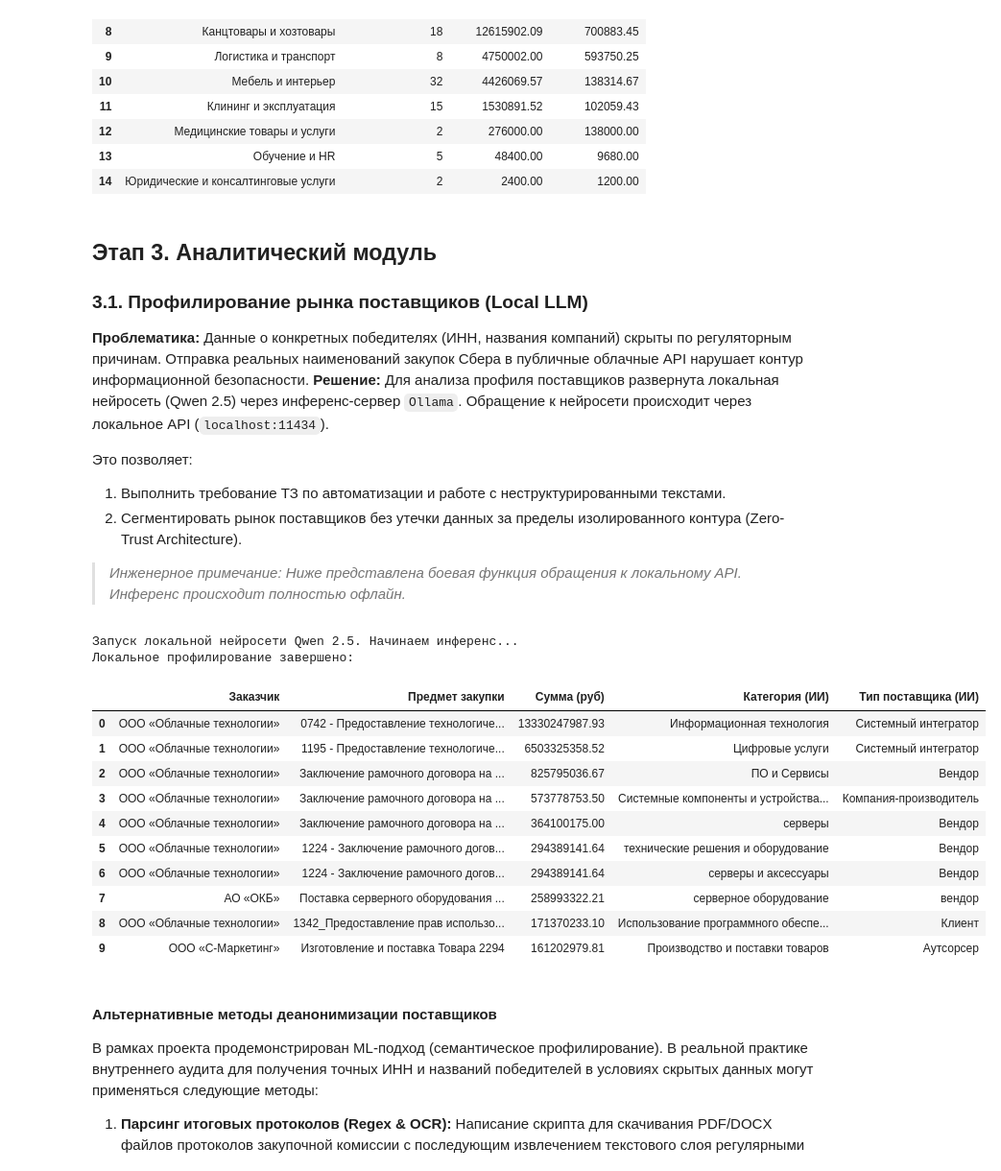
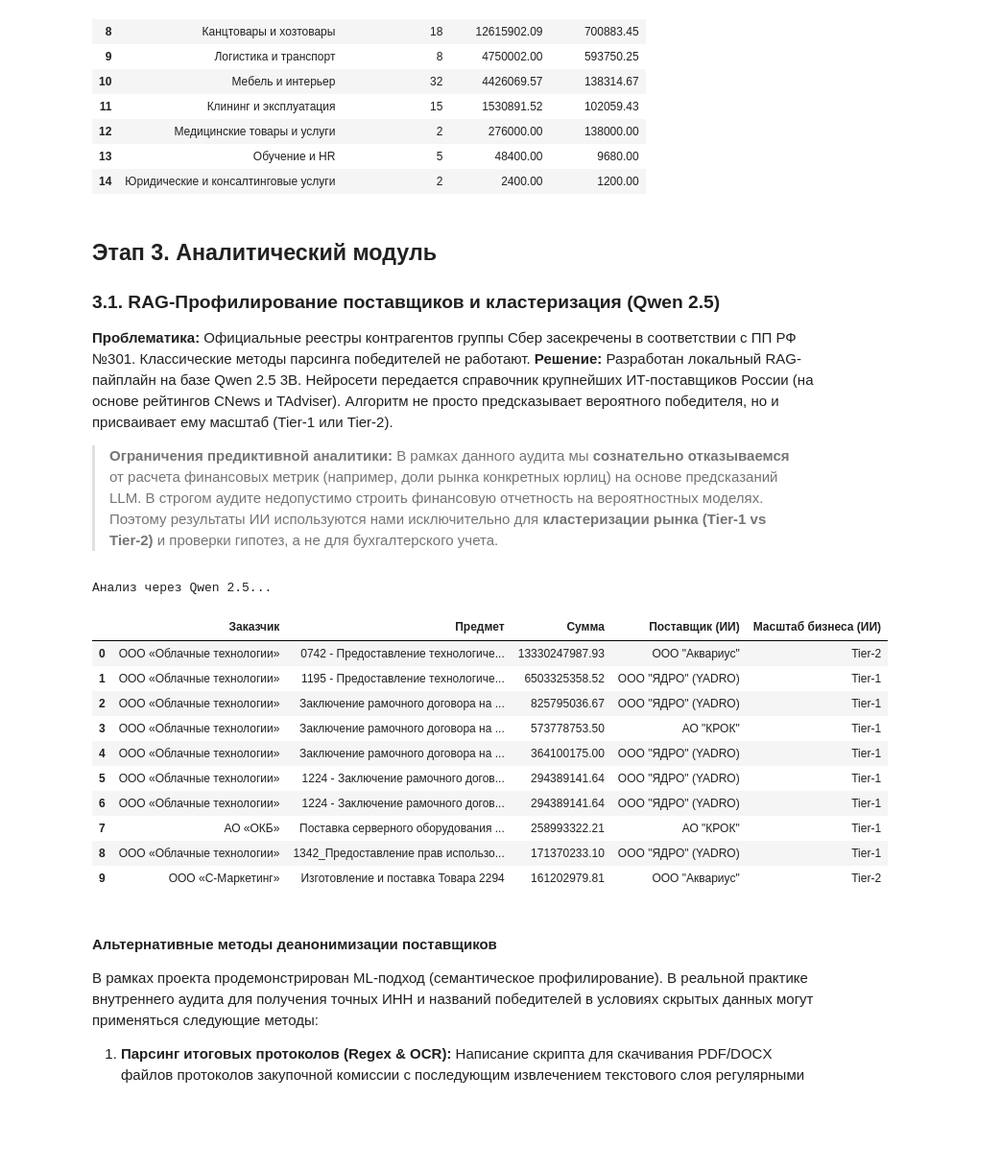
Before and after one commit to zxffg/sber_procurement_audit, a Jupyter notebook: notebooks/procurement_audit.ipynb, the cells around one changed output. Shown at 96% size. Cells and saved outputs as stored; diff of their text form; code cells hidden in the pictures; blank space fills up the shorter version.

```diff
--- a/notebooks/procurement_audit.ipynb
+++ b/notebooks/procurement_audit.ipynb
@@ -271,14 +270,11 @@ display(pd.read_sql_query(q5, conn))
 # %% [markdown]
 ## Этап 3. Аналитический модуль
 
-### 3.1. Профилирование рынка поставщиков (Local LLM)
+### 3.1. RAG-Профилирование поставщиков и кластеризация (Qwen 2.5)
 
-**Проблематика:** Данные о конкретных победителях (ИНН, названия компаний) скрыты по регуляторным причинам. Отправка реальных наименований закупок Сбера в публичные облачные API нарушает контур информационной безопасности.
-**Решение:** Для анализа профиля поставщиков развернута локальная нейросеть (Qwen 2.5) через инференс-сервер `Ollama`. Обращение к нейросети происходит через локальное API (`localhost:11434`).
+**Проблематика:** Официальные реестры контрагентов группы Сбер засекречены в соответствии с ПП РФ №301. Классические методы парсинга победителей не работают.
+**Решение:** Разработан локальный RAG-пайплайн на базе Qwen 2.5 3B. Нейросети передается справочник крупнейших ИТ-поставщиков России (на основе рейтингов CNews и TAdviser). Алгоритм не просто предсказывает вероятного победителя, но и присваивает ему масштаб (Tier-1 или Tier-2).
 
-Это позволяет:
-1. Выполнить требование ТЗ по автоматизации и работе с неструктурированными текстами.
-2. Сегментировать рынок поставщиков без утечки данных за пределы изолированного контура (Zero-Trust Architecture).
-
-> *Инженерное примечание: Ниже представлена боевая функция обращения к локальному API. Инференс происходит полностью офлайн.*
+> **Ограничения предиктивной аналитики:**
+> В рамках данного аудита мы **сознательно отказываемся** от расчета финансовых метрик (например, доли рынка конкретных юрлиц) на основе предсказаний LLM. В строгом аудите недопустимо строить финансовую отчетность на вероятностных моделях. Поэтому результаты ИИ используются нами исключительно для **кластеризации рынка (Tier-1 vs Tier-2)** и проверки гипотез, а не для бухгалтерского учета.
 # %%
@@ -315,37 +321,32 @@ def get_supplier_profile_offline(title):
 # %%
-# Выгружаем Топ-10 лотов для тестирования
-df_local_test = pd.read_sql_query("""
+df_tier_test = pd.read_sql_query("""
     SELECT procedure_code, company_name, title, initial_amount
     FROM procurement_flat
     ORDER BY initial_amount DESC
-    LIMIT 10
+    LIMIT 20
 """, conn)
 
-print("Запуск локальной нейросети Qwen 2.5. Начинаем инференс...")
+print("Анализ через Qwen 2.5...")
 
-df_local_test[['Категория (ИИ)', 'Тип поставщика (ИИ)']] = df_local_test['title'].apply(get_supplier_profile_offline)
-display_df = df_local_test.rename(columns={
-    'company_name': 'Заказчик',
-    'title': 'Предмет закупки',
-    'initial_amount': 'Сумма (руб)'
-})
+df_tier_test[['Категория (ИИ)', 'Поставщик (ИИ)', 'Масштаб бизнеса (ИИ)']] = df_tier_test.apply(
+    lambda row: predict_supplier_tier_rag(row['company_name'], row['title']), axis=1
+)
 
-print("Локальное профилирование завершено:")
-display(display_df[['Заказчик', 'Предмет закупки', 'Сумма (руб)', 'Категория (ИИ)', 'Тип поставщика (ИИ)']])
+display_df = df_tier_test.rename(columns={'company_name': 'Заказчик', 'title': 'Предмет', 'initial_amount': 'Сумма'})
+display(display_df[['Заказчик', 'Предмет', 'Сумма', 'Поставщик (ИИ)', 'Масштаб бизнеса (ИИ)']].head(10))
 # %% [output]
-Запуск локальной нейросети Qwen 2.5. Начинаем инференс...
-Локальное профилирование завершено:
+Анализ через Qwen 2.5...
-|  | Заказчик | Предмет закупки | Сумма (руб) | Категория (ИИ) | Тип поставщика (ИИ) |
-| 0 | ООО «Облачные технологии» | 0742 - Предоставление технологиче... | 13330247987.93 | Информационная технология | Системный интегратор |
-| 1 | ООО «Облачные технологии» | 1195 - Предоставление технологиче... | 6503325358.52 | Цифровые услуги | Системный интегратор |
-| 2 | ООО «Облачные технологии» | Заключение рамочного договора на ... | 825795036.67 | ПО и Сервисы | Вендор |
-| 3 | ООО «Облачные технологии» | Заключение рамочного договора на ... | 573778753.50 | Системные компоненты и устройства... | Компания-производитель |
-| 4 | ООО «Облачные технологии» | Заключение рамочного договора на ... | 364100175.00 | серверы | Вендор |
-| 5 | ООО «Облачные технологии» | 1224 - Заключение рамочного догов... | 294389141.64 | технические решения и оборудование | Вендор |
-| 6 | ООО «Облачные технологии» | 1224 - Заключение рамочного догов... | 294389141.64 | серверы и аксессуары | Вендор |
-| 7 | АО «ОКБ» | Поставка серверного оборудования ... | 258993322.21 | серверное оборудование | вендор |
-| 8 | ООО «Облачные технологии» | 1342_Предоставление прав использо... | 171370233.10 | Использование программного обеспе... | Клиент |
-| 9 | ООО «С-Маркетинг» | Изготовление и поставка Товара 2294 | 161202979.81 | Производство и поставки товаров | Аутсорсер |
+|  | Заказчик | Предмет | Сумма | Поставщик (ИИ) | Масштаб бизнеса (ИИ) |
+| 0 | ООО «Облачные технологии» | 0742 - Предоставление технологиче... | 13330247987.93 | ООО "Аквариус" | Tier-2 |
+| 1 | ООО «Облачные технологии» | 1195 - Предоставление технологиче... | 6503325358.52 | ООО "ЯДРО" (YADRO) | Tier-1 |
+| 2 | ООО «Облачные технологии» | Заключение рамочного договора на ... | 825795036.67 | ООО "ЯДРО" (YADRO) | Tier-1 |
+| 3 | ООО «Облачные технологии» | Заключение рамочного договора на ... | 573778753.50 | АО "КРОК" | Tier-1 |
+| 4 | ООО «Облачные технологии» | Заключение рамочного договора на ... | 364100175.00 | ООО "ЯДРО" (YADRO) | Tier-1 |
+| 5 | ООО «Облачные технологии» | 1224 - Заключение рамочного догов... | 294389141.64 | ООО "ЯДРО" (YADRO) | Tier-1 |
+| 6 | ООО «Облачные технологии» | 1224 - Заключение рамочного догов... | 294389141.64 | ООО "ЯДРО" (YADRO) | Tier-1 |
+| 7 | АО «ОКБ» | Поставка серверного оборудования ... | 258993322.21 | АО "КРОК" | Tier-1 |
+| 8 | ООО «Облачные технологии» | 1342_Предоставление прав использо... | 171370233.10 | ООО "ЯДРО" (YADRO) | Tier-1 |
+| 9 | ООО «С-Маркетинг» | Изготовление и поставка Товара 2294 | 161202979.81 | ООО "Аквариус" | Tier-2 |
 # %% [markdown]
 #### Альтернативные методы деанонимизации поставщиков
 
```
Also changed, not shown: parts of 18 cells of this notebook, 2 other files.
